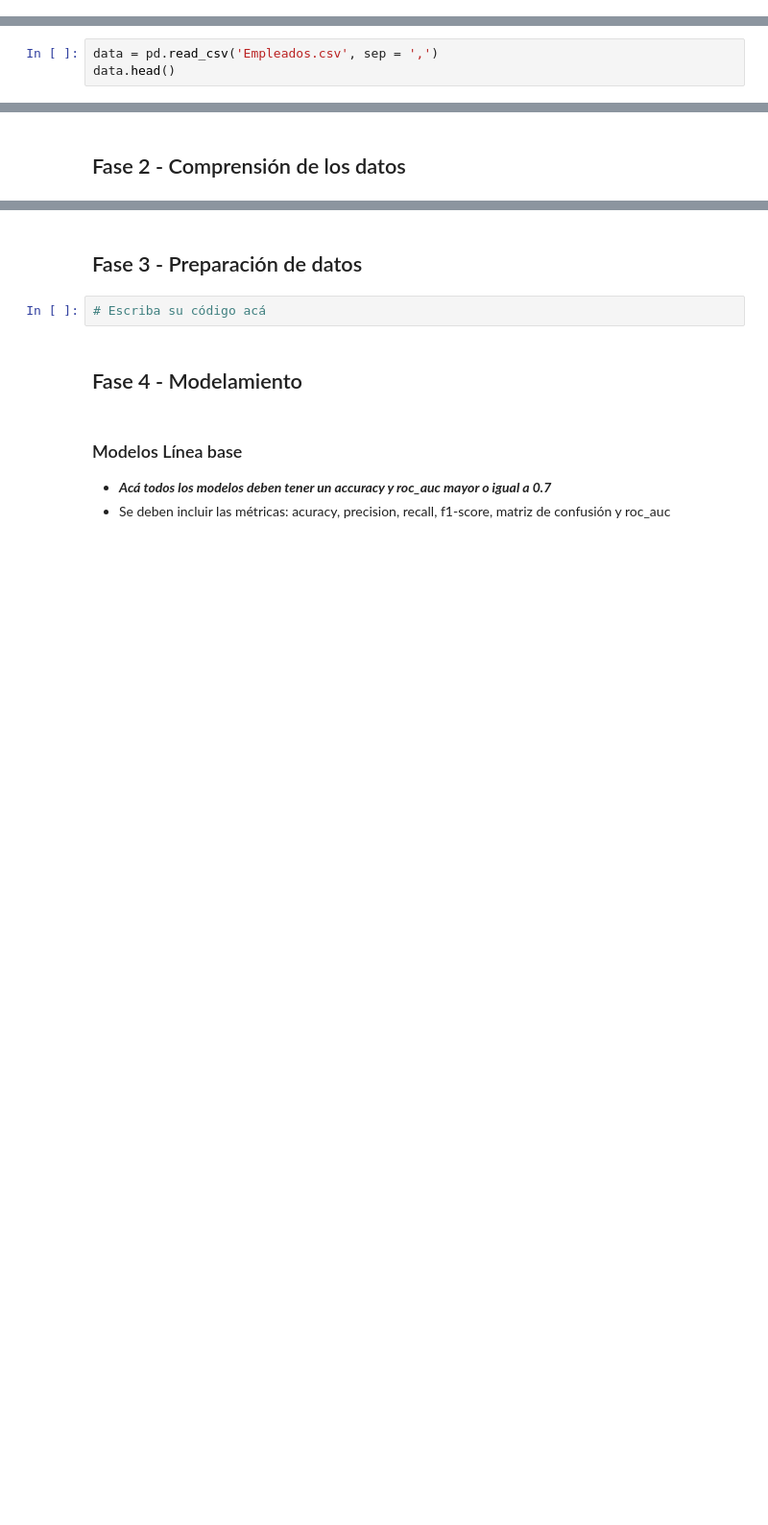
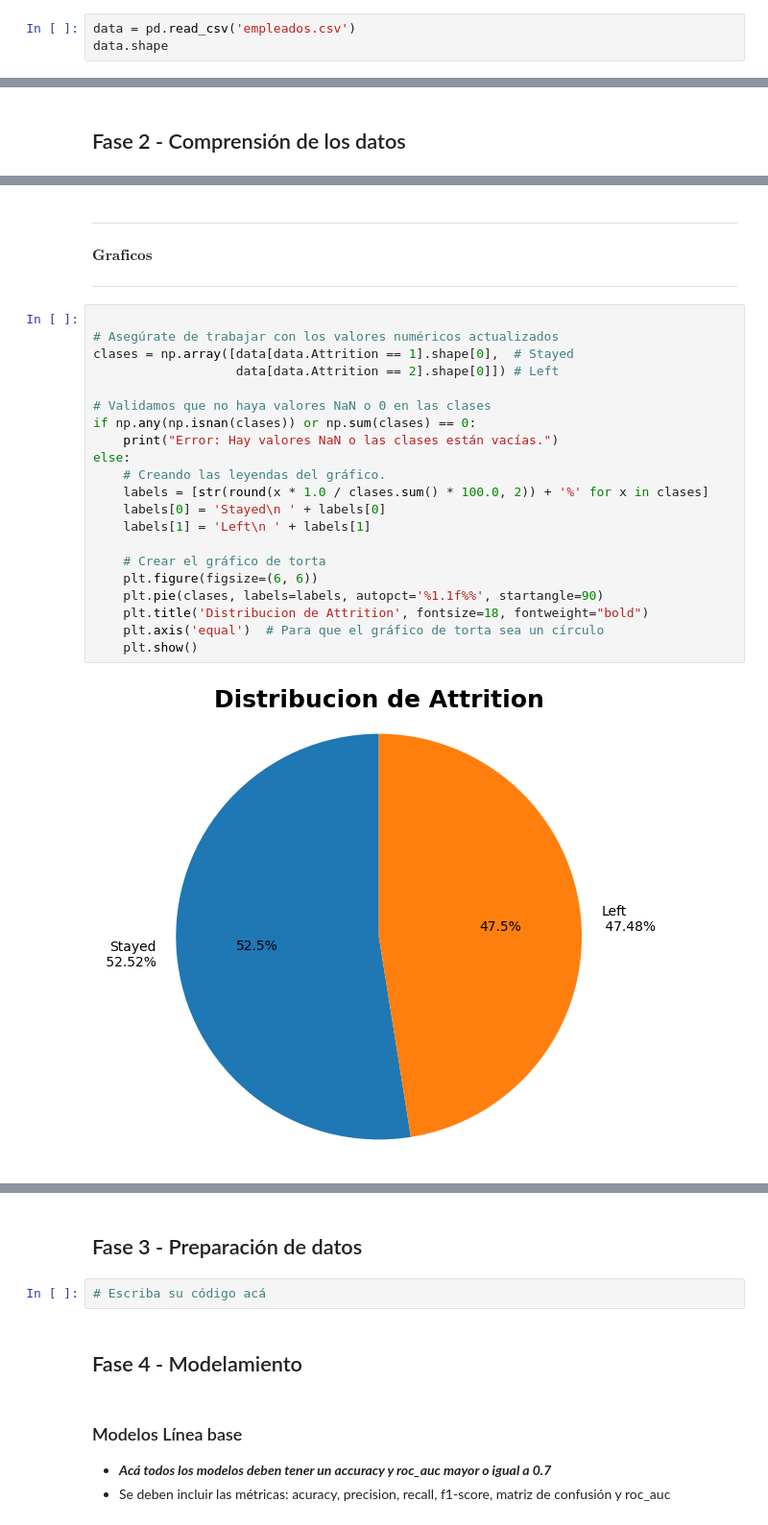
Before and after one commit to Tyrf1ng/ProyectoIA_Part2, a Jupyter notebook: 620454_ModelosClasificacion_Equipo_X.ipynb, the cells around one changed output, grey strips where cells are left out. Shown at 96% size. Saved outputs shown, nothing was run; the diff lists cells and outputs as text; blank space fills up the shorter version.

```diff
--- a/620454_ModelosClasificacion_Equipo_X.ipynb
+++ b/620454_ModelosClasificacion_Equipo_X.ipynb
@@ -33,0 +57,3 @@ Este notebook contiene el desarrollo de la evaluación 2 - parte 1 de la asignat
+# %%
+data = pd.read_csv('empleados.csv')
+data.shape
@@ -62,3 +63,0 @@ from sklearn.preprocessing import LabelEncoder, OneHotEncoder, OrdinalEncoder
-# %%
-data = pd.read_csv('Empleados.csv', sep = ',')
-data.head()
@@ -76,0 +537,29 @@ data.head()
+# %% [markdown]
+---
+
+$\textbf{Graficos}$
+
+----
+# %%
+
+# Asegúrate de trabajar con los valores numéricos actualizados
+clases = np.array([data[data.Attrition == 1].shape[0],  # Stayed
+                   data[data.Attrition == 2].shape[0]]) # Left
+
+# Validamos que no haya valores NaN o 0 en las clases
+if np.any(np.isnan(clases)) or np.sum(clases) == 0:
+    print("Error: Hay valores NaN o las clases están vacías.")
+else:
+    # Creando las leyendas del gráfico.
+    labels = [str(round(x * 1.0 / clases.sum() * 100.0, 2)) + '%' for x in clases]
+    labels[0] = 'Stayed\n ' + labels[0]
+    labels[1] = 'Left\n ' + labels[1]
+
+    # Crear el gráfico de torta
+    plt.figure(figsize=(6, 6))
+    plt.pie(clases, labels=labels, autopct='%1.1f%%', startangle=90)
+    plt.title('Distribucion de Attrition', fontsize=18, fontweight="bold")
+    plt.axis('equal')  # Para que el gráfico de torta sea un círculo
+    plt.show()
+# %% [output]
+[figure, added]
```
Also changed, not shown: parts of 60 cells of this notebook, 2 other files.
